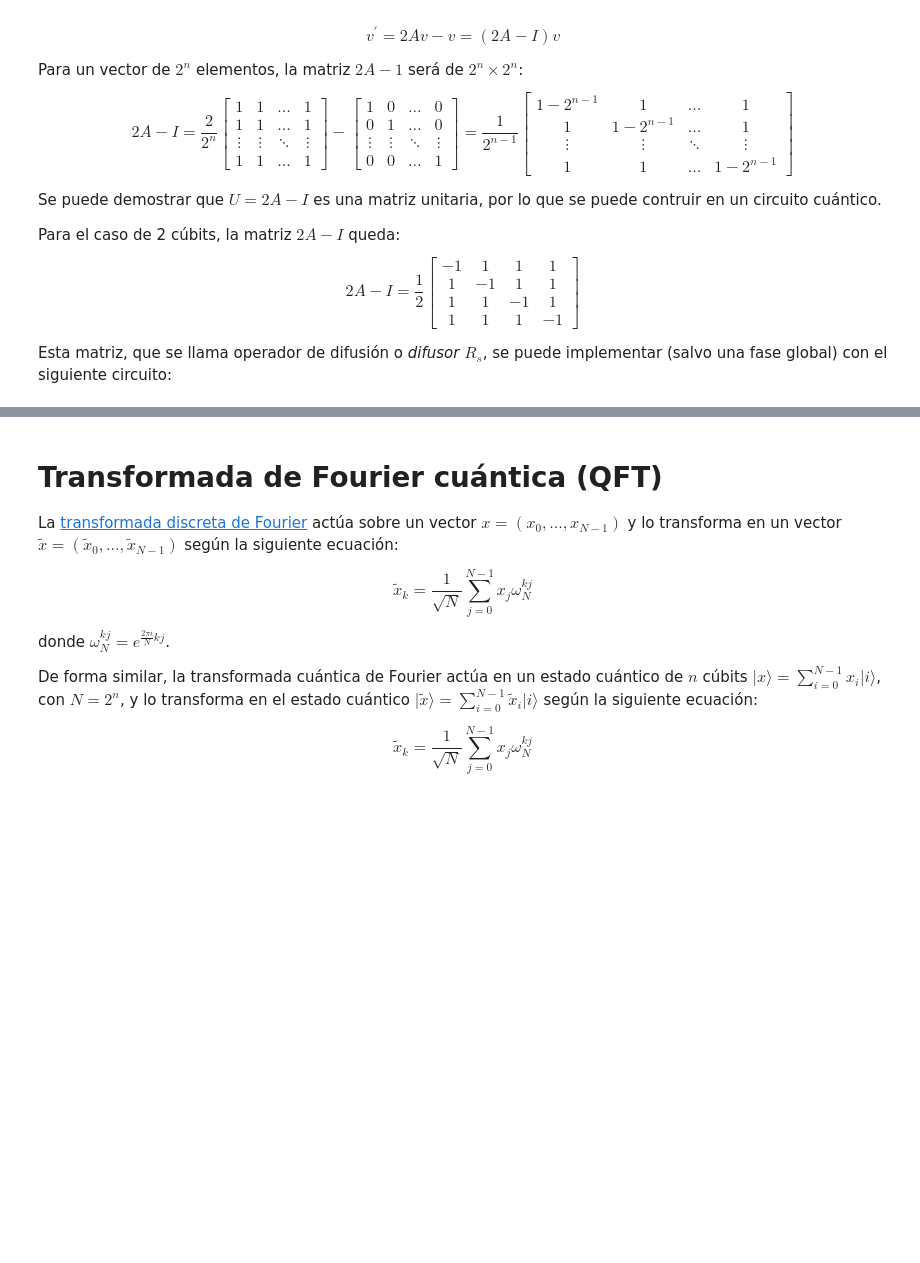
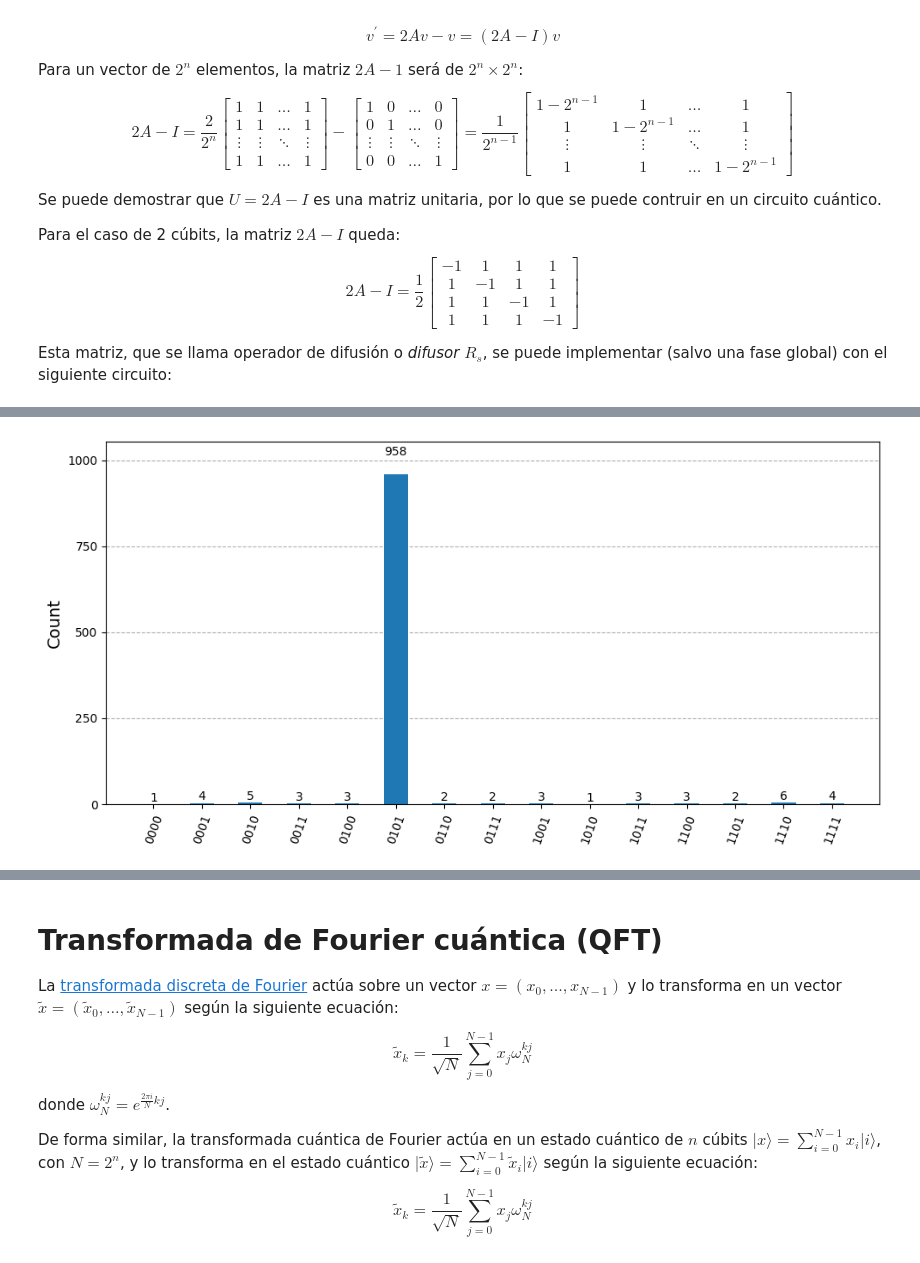
Before and after one commit to tarabelo/GrIA-QML-2025-26, a Jupyter notebook: 03. Algoritmos cuánticos clásicos.ipynb, the cells around one changed output, grey strips where cells are left out. Cells and saved outputs as stored; diff of their text form; code cells hidden in the pictures; blank space fills up the shorter version.

```diff
--- a/03. Algoritmos cuánticos clásicos.ipynb
+++ b/03. Algoritmos cuánticos clásicos.ipynb
@@ -1244,9 +1197,10 @@ qc.draw('mpl')
 # %%
-sim = AerSimulator(method="automatic")
-qc_obj = transpile(qc, sim)
-job_sim = sim.run(qc_obj, shots=1024)
-result = job_sim.result()
-salida = result.get_counts()
+sampler = Sampler()
+job = sampler.run([qc], shots=1000)
+result = job.result()[0]
+salida = result.data.c.get_counts()
 plot_histogram(salida, figsize=(10,5))
+# %% [output]
+[figure, added]
 # %%
 print("Valor buscado = ", xi)
```
Also changed, not shown: parts of 27 cells of this notebook.
